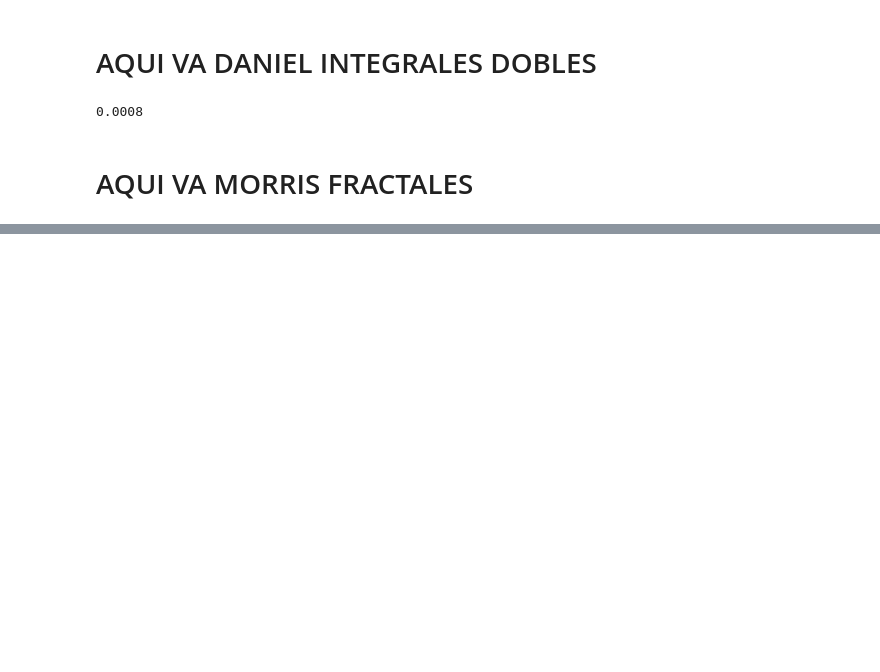
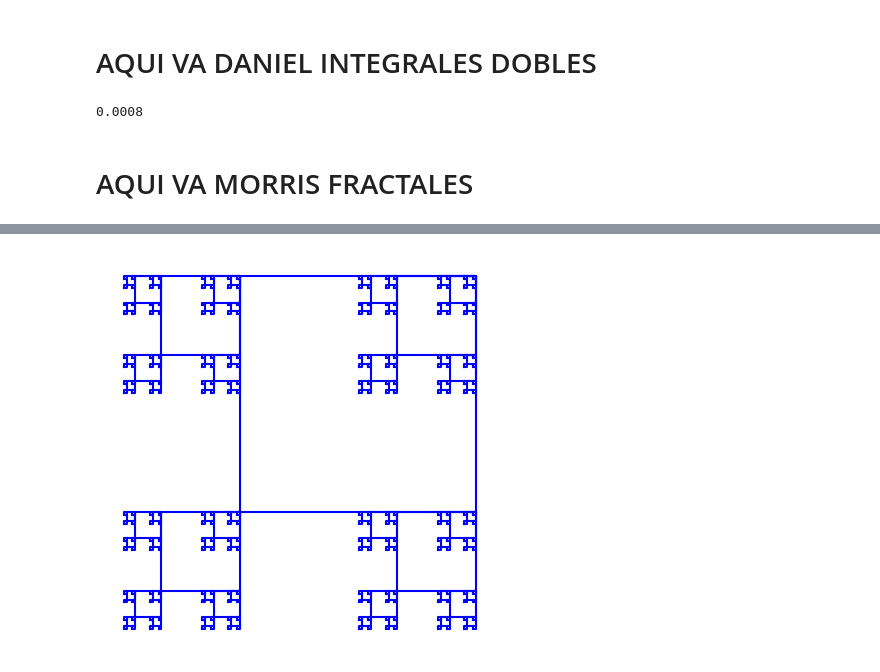
Before and after one commit to Daniel-Iteso/Proyecto2_HernandezDaniel_MarquezJesus, a Jupyter notebook: Proyecto2_Daniel_Jesus.ipynb, the cells around one changed output, grey strips where cells are left out. Drawn from its saved outputs; the diff is of its cells as text; code cells hidden in the pictures; blank space fills up the shorter version.

```diff
--- a/Proyecto2_Daniel_Jesus.ipynb
+++ b/Proyecto2_Daniel_Jesus.ipynb
@@ -70,0 +119,35 @@ integ
+# %%
+import matplotlib.pyplot as plt
+
+def draw_square(x, y, size):
+    x = [x, x + size, x + size, x, x]
+    y = [y, y, y + size, y + size, y]
+    plt.plot(x, y, 'b')
+
+def square_fractal(x, y, size, depth):
+    if depth == 0:
+        return
+    else:
+        draw_square(x, y, size)
+        new_size = size / 3
+
+        # Recursively draw smaller squares in the four corners
+        square_fractal(x - new_size, y - new_size, new_size, depth - 1)
+        square_fractal(x - new_size, y + size - new_size, new_size, depth - 1)
+        square_fractal(x + size - new_size, y - new_size, new_size, depth - 1)
+        square_fractal(x + size - new_size, y + size - new_size, new_size, depth - 1)
+
+def main():
+    size = 1.0
+    depth = 5  # Adjust the depth to control complexity
+
+    plt.figure(figsize=(5, 5))
+    square_fractal(0.5, 0.5, size, depth)
+    plt.axis('equal')
+    plt.axis('off')
+    plt.show()
+
+if __name__ == "__main__":
+    main()
+# %% [output]
+[figure, added]
```
Also changed, not shown: parts of 2 cells of this notebook.
